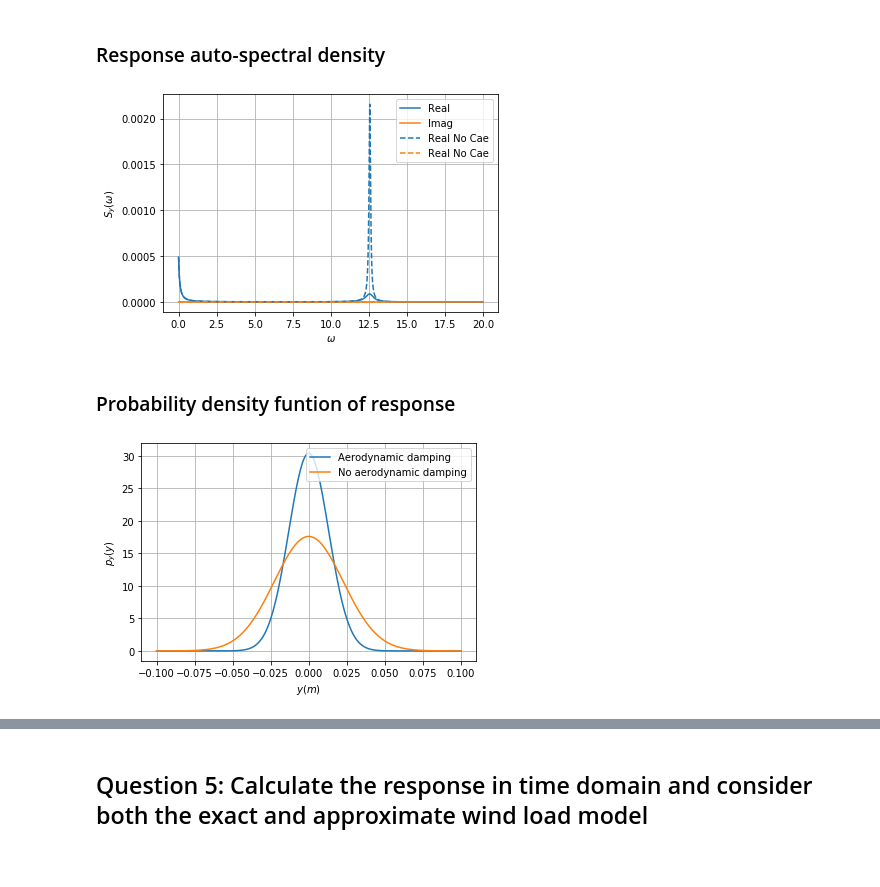
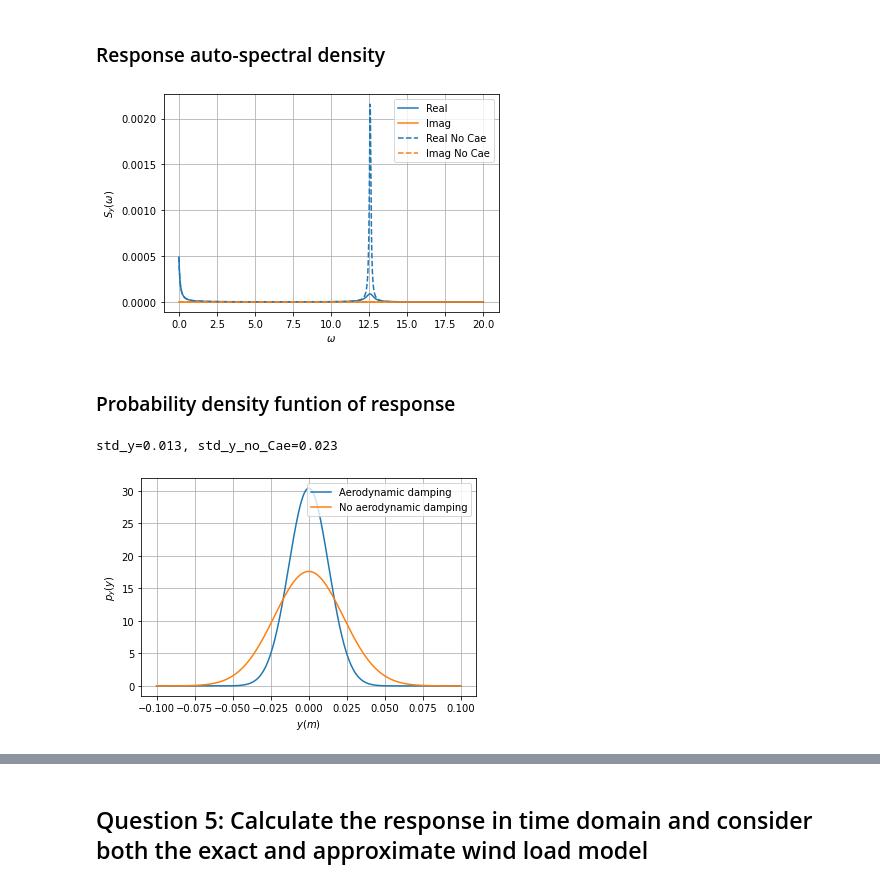
Before and after one commit to oiseth/TKT4108StructuralDynamics2, a Jupyter notebook: python/jupyterNotebooks/Example 8_1 Wind load on traffic sign.ipynb, the cells around one changed output, grey strips where cells are left out. Saved outputs shown, nothing was run; the diff lists cells and outputs as text; code cells hidden in the pictures.

```diff
--- a/python/jupyterNotebooks/Example 8_1 Wind load on traffic sign.ipynb
+++ b/python/jupyterNotebooks/Example 8_1 Wind load on traffic sign.ipynb
@@ -179,24 +191,26 @@ plt.ylabel(r'$S_{X}(\omega)$');
 # %%
 Sy = np.conj(H)*Sx*H # Auto-spectral density of the response
 Sy_no_Cae = np.conj(H_no_Cae)*Sx*H_no_Cae # Auto-spectral density of the response
 
 plt.figure()
 plt.plot(w,np.real(Sy),label = 'Real')
 plt.plot(w,np.imag(Sy),label = 'Imag')
 plt.plot(w,np.real(Sy_no_Cae),'--',label='Real No Cae',color='C0')
-plt.plot(w,np.imag(Sy_no_Cae),'--',label='Real No Cae',color='C1')
+plt.plot(w,np.imag(Sy_no_Cae),'--',label='Imag No Cae',color='C1')
 plt.grid()
 plt.xlabel(r'$\omega$');
 plt.ylabel(r'$S_y(\omega)$');
 plt.legend();
 # %% [output]
-[figure, old version]
+[figure, new version]
 # %% [markdown]
 ### Probability density funtion of response
 # %%
 std_y = np.real(np.trapz(Sy,w))**0.5 # Standard deviation of the response
+std_y_no_Cae = np.real(np.trapz(Sy_no_Cae,w))**0.5 # Standard deviation of the response
 
-std_y_no_Cae = np.real(np.trapz(Sy_no_Cae,w))**0.5 # Standard deviation of the response
+format_f='{:.3f}'
+print('std_y=' + format_f.format(std_y) + ', std_y_no_Cae=' + format_f.format(std_y_no_Cae) )
 
 y = np.linspace(-0.1,0.1,1000)
 y_pdf = sps.norm.pdf(y,0,std_y) #Probability density function of the load.
@@ -210,7 +224,8 @@ plt.xlabel(r'$y (m)$')
 plt.ylabel(r'$p_y(y)$')
 plt.legend();
 # %% [output]
+std_y=0.013, std_y_no_Cae=0.023
-[figure, old version]
+[figure, new version]
 # %% [markdown]
 The frequency-response function, the response's auto-spectral density, and the probability density function illustrate that the aerodynamic damping significantly influences the response. In this case, the aerodynamic damping increases the total damping of the system dramatically. This results in a significantly lower response when the aerodynamic damping is included in the modeling. The aerodynamic damping might reduce the total damping and thus increase the response for other systems.
 
```
Also changed, not shown: parts of 8 cells of this notebook.
